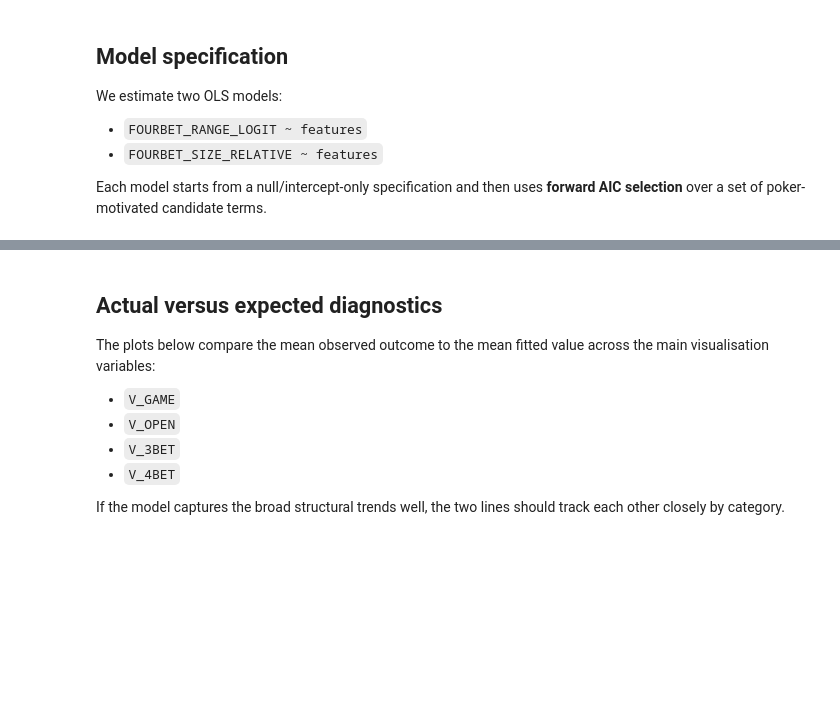
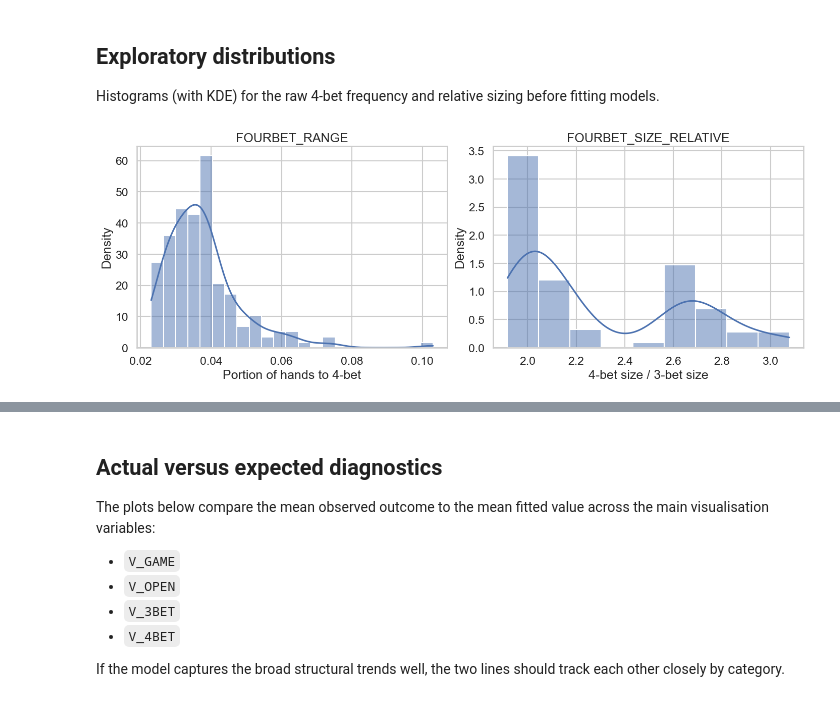
Before and after one commit to uys-pokerhero/poker-lab, a Jupyter notebook: notebooks/fourbet_analysis.ipynb, the cells around one changed output, grey strips where cells are left out. Saved outputs shown, nothing was run; the diff lists cells and outputs as text; code cells hidden in the pictures; blank space fills up the shorter version.

```diff
--- a/notebooks/fourbet_analysis.ipynb
+++ b/notebooks/fourbet_analysis.ipynb
@@ -41,8 +43,12 @@ pd.set_option("display.max_columns", 200)
 pd.set_option("display.width", 200)
 # %%
 # --- Configuration ---------------------------------------------------------
-# Update DATA_PATH if your attached file lives somewhere else.
-DATA_PATH = None
+# Fixed locations only (no searching): repo root uses notebooks/4-bet data.csv;
+# if the notebook's cwd is notebooks/, use 4-bet data.csv in that folder.
+if (Path("notebooks") / "4-bet data.csv").is_file():
+    DATA_PATH = Path("notebooks") / "4-bet data.csv"
+else:
+    DATA_PATH = Path("4-bet data.csv")
 
 GAME_ORDER = ["CASH 100bb", "MTT ChipEV 80bb", "MTT ICM (50% left) 35bb"]
 OPEN_ORDER = ["UTG", "UTG+1", "LJ", "HJ", "CO", "BTN"]
@@ -144,7 +129,7 @@ def prepare_features(df: pd.DataFrame) -> pd.DataFrame:
     data["V_3BET"] = pd.Categorical(data["THREEBET_POS"], categories=THREEBET_ORDER, ordered=True)
     data["V_4BET"] = pd.Categorical(data["FOURBET_POS"], categories=FOURBET_ORDER, ordered=True)
 
-    # Explicit one-hot encodings requested for interpretation / export.
+    # Explicit one-hot encodings (columns open_<POS>, threebet_<POS>, fourbet_<POS>; same info as open_utg_ind-style indicators).
     data = pd.get_dummies(
         data,
         columns=["OPEN_POS", "THREEBET_POS", "FOURBET_POS"],
@@ -162,19 +147,18 @@ def prepare_features(df: pd.DataFrame) -> pd.DataFrame:
     data["THREEBET_POS"] = pd.Categorical(data["THREEBET_POS"], categories=THREEBET_ORDER, ordered=True)
     data["FOURBET_POS"] = pd.Categorical(data["FOURBET_POS"], categories=FOURBET_ORDER, ordered=True)
 
-    # Response variables.
+    # Response variables. Clip range away from 0 and 1 so the logit is finite.
     eps = 1e-6
     clipped_range = data["FOURBET_RANGE"].clip(eps, 1 - eps)
     data["FOURBET_RANGE_LOGIT"] = np.log(clipped_range / (1 - clipped_range))
     data["FOURBET_SIZE_RELATIVE"] = data["4BET_SIZE_ABS"] / data["3BET_SIZE_ABS"]
 
-    # Size and geometry features.
+    # Size features (do not use 4BET_SIZE_ABS or transforms of it as predictors; FOURBET_SIZE_RELATIVE is the sizing response only).
     data["THREEBET_OVER_OPEN"] = data["3BET_SIZE_ABS"] / data["OPEN_SIZE_ABS"]
-    data["FOURBET_OVER_OPEN"] = data["4BET_SIZE_ABS"] / data["OPEN_SIZE_ABS"]
-    data["SIZE_GAP_ABS"] = data["4BET_SIZE_ABS"] - data["3BET_SIZE_ABS"]
 
-    data["OPEN_IS_EARLY"] = data["OPEN_POS"].isin(["UTG", "UTG+1", "LJ"]).astype(int)
-    data["OPEN_IS_LATE"] = data["OPEN_POS"].isin(["HJ", "CO", "BTN"]).astype(int)
+    # Early = strongest positions; late = CO/BTN. LJ/HJ are neither (baseline with intercept).
+    data["OPEN_IS_EARLY"] = data["OPEN_POS"].isin(["UTG", "UTG+1"]).astype(int)
+    data["OPEN_IS_LATE"] = data["OPEN_POS"].isin(["CO", "BTN"]).astype(int)
     data["THREEBETTER_IN_BLINDS"] = data["THREEBET_POS"].isin(["SB", "BB"]).astype(int)
     data["FOURBETTER_IN_BLINDS"] = data["FOURBET_POS"].isin(["SB", "BB"]).astype(int)
     data["FOURBETTER_IS_BB"] = (data["FOURBET_POS"] == "BB").astype(int)
@@ -221,9 +218,15 @@ display(summary_table.round(4))
-# %% [markdown]
-## Model specification
-
-We estimate two OLS models:
-
-- `FOURBET_RANGE_LOGIT ~ features`
-- `FOURBET_SIZE_RELATIVE ~ features`
-
-Each model starts from a null/intercept-only specification and then uses **forward AIC selection** over a set of poker-motivated candidate terms.
+# %% [markdown]
+## Exploratory distributions
+
+Histograms (with KDE) for the raw 4-bet frequency and relative sizing before fitting models.
+# %%
+fig, axes = plt.subplots(1, 2, figsize=(14, 5), constrained_layout=True)
+sns.histplot(analysis_df["FOURBET_RANGE"], kde=True, stat="density", ax=axes[0])
+axes[0].set_title("FOURBET_RANGE")
+axes[0].set_xlabel("Portion of hands to 4-bet")
+sns.histplot(analysis_df["FOURBET_SIZE_RELATIVE"], kde=True, stat="density", ax=axes[1])
+axes[1].set_title("FOURBET_SIZE_RELATIVE")
+axes[1].set_xlabel("4-bet size / 3-bet size")
+plt.show()
+# %% [output]
+[figure, added]
```
Also changed, not shown: parts of 25 cells of this notebook, 27 other files.
